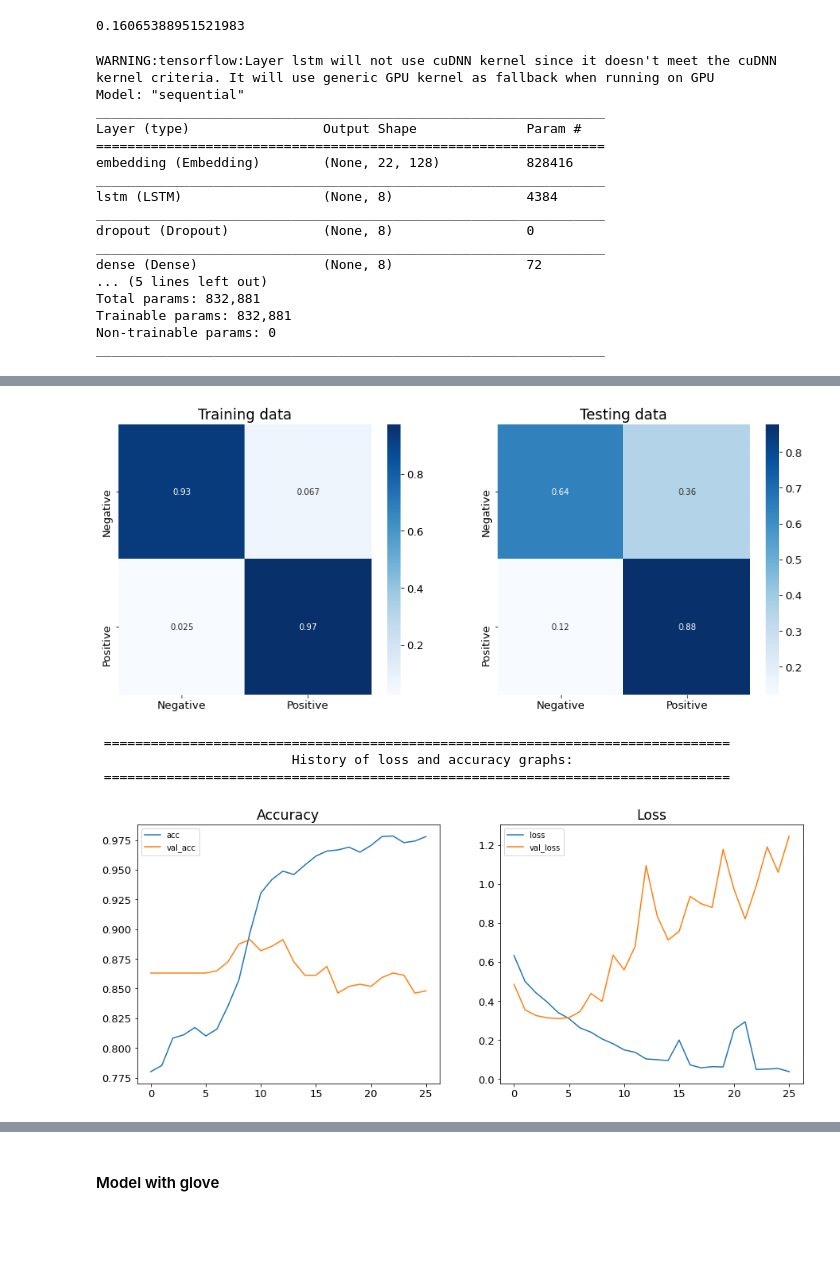
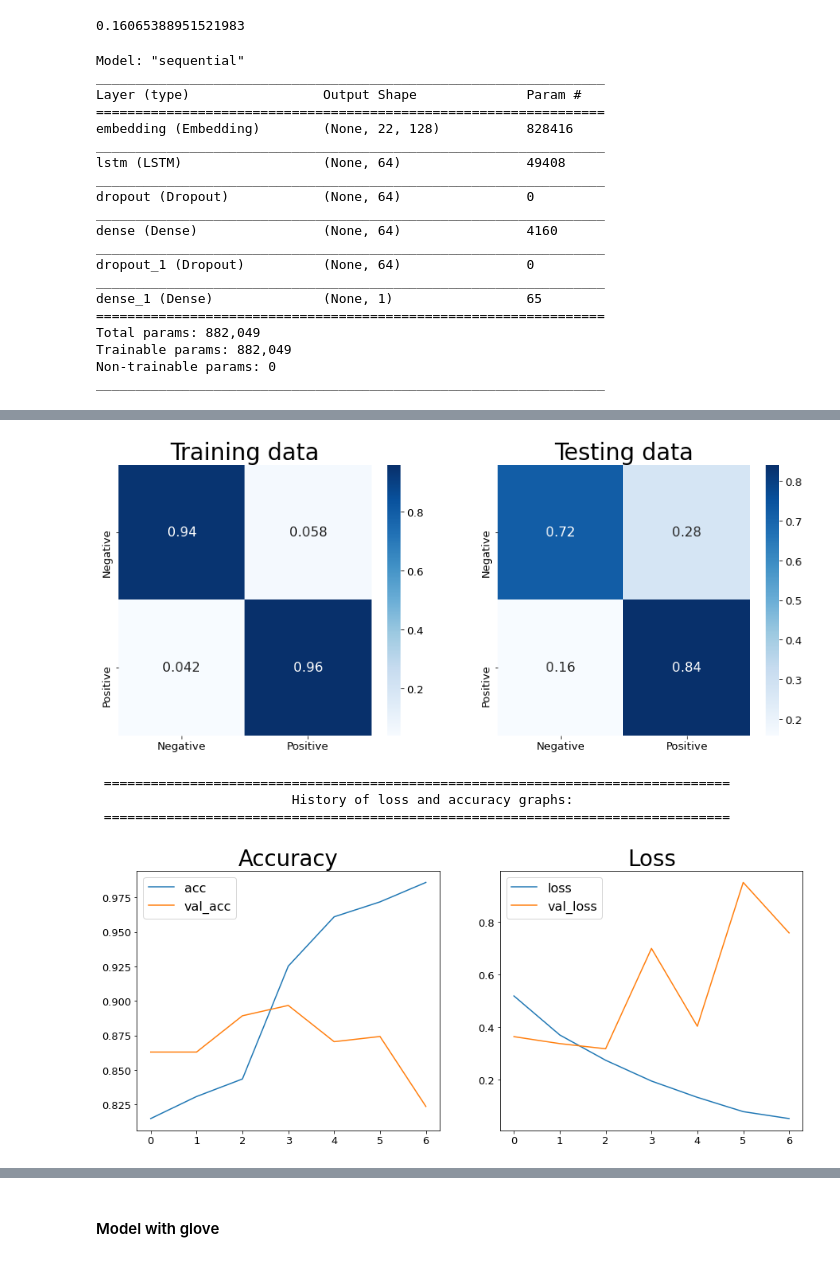
Before and after one commit to skelouse/mod-4-project, a Jupyter notebook: student.ipynb, the cells around one changed output, grey strips where cells are left out. Drawn from its saved outputs; the diff is of its cells as text; code cells hidden in the pictures; blank space fills up the shorter version.

```diff
--- a/student.ipynb
+++ b/student.ipynb
@@ -725,7 +789,7 @@ if RETEST:
           'gamma': ['scale', 'auto'],
           'kernel': ['sigmoid']}
 # %%
-svc_best = grid_search(svm.SVC(random_state=42),
+svc_best = grid_search(svm.SVC(random_state=42, probability=True),
                        X_train_idf, y_train, X_test_idf, y_test,
                        params, scoring='accuracy')
 # %% [output]
@@ -899,0 +967,12 @@ Testing score:
+# %%
+estimators = [
+    ("knn", KNeighborsClassifier()),
+    ("rf", RandomForestClassifier(random_state=42)),
+    ("ada", AdaBoostClassifier(random_state=42)),
+    ("gb", GradientBoostingClassifier(random_state=42)),
+    ("svc", svm.SVC(random_state=42))
+]
+# %%
+vote_clf = VotingClassifier(estimators, n_jobs=-1)
+vote_clf.fit(X_train_idf, y_train)
+cust_classification_report(vote_clf, X_train_idf, y_train, X_test_idf, y_test)
@@ -1052,9 +1239,9 @@ model = Sequential()
 model.add(Embedding(input_dim=len(tokenizer.word_index)+1,
                     input_length=MAX_SEQUENCE_LENGTH,output_dim=128))
 #model.add(Input(shape=X_train.shape))
-model.add(LSTM(8, activation='relu'))
+model.add(LSTM(64, activation='relu'))
 model.add(Dropout(.3))
-model.add(Dense(8, activation='relu'))
+model.add(Dense(64, activation='relu'))
 model.add(Dropout(.3))
 # model.add(Dense(4, activation='relu'))
 # model.add(Dropout(.3))
@@ -1067,28 +1254,31 @@ model.add(Dense(1, activation='sigmoid'))
 model.compile(loss='binary_crossentropy', optimizer='rmsprop', metrics=['acc'])
 model.summary()
 # %% [output]
-WARNING:tensorflow:Layer lstm will not use cuDNN kernel since it doesn't meet the cuDNN kernel criteria. It will use generic GPU kernel as fallback when running on GPU
 Model: "sequential"
 _________________________________________________________________
 Layer (type)                 Output Shape              Param #
 =================================================================
 embedding (Embedding)        (None, 22, 128)           828416
 _________________________________________________________________
-lstm (LSTM)                  (None, 8)                 4384
+lstm (LSTM)                  (None, 64)                49408
 _________________________________________________________________
-dropout (Dropout)            (None, 8)                 0
+dropout (Dropout)            (None, 64)                0
 _________________________________________________________________
-dense (Dense)                (None, 8)                 72
-... (5 lines left out)
-Total params: 832,881
-Trainable params: 832,881
+dense (Dense)                (None, 64)                4160
+_________________________________________________________________
+dropout_1 (Dropout)          (None, 64)                0
+_________________________________________________________________
+dense_1 (Dense)              (None, 1)                 65
+=================================================================
+Total params: 882,049
+Trainable params: 882,049
 Non-trainable params: 0
 _________________________________________________________________
 # %%
-earlystopping = EarlyStopping(monitor='acc', patience=3)
+earlystopping = EarlyStopping(monitor='val_acc', patience=3)
                               #min_delta=min_delta, mode='max')
-    # Ask james about min_delta
-history = model.fit(X_train, y_train, batch_size=128, epochs=100,
+
+history = model.fit(X_train, y_train, batch_size=64, epochs=100,
                     validation_split=0.2, callbacks=[earlystopping])
 evaluate_nn(model, history, X_train, y_train, X_test, y_test)
 # %% [output]
@@ -1108,11 +1298,11 @@ Epoch 6/100
 
  ================================================================================
                          Confusion Matrices:
  ================================================================================
-[figure, old version]
+[figure, new version]
  ================================================================================
                          History of loss and accuracy graphs:
  ================================================================================
-[figure, old version]
+[figure, new version]
 # %% [markdown]
 ### Using Glove
```
Also changed, not shown: parts of 72 cells of this notebook, 1 other file.
